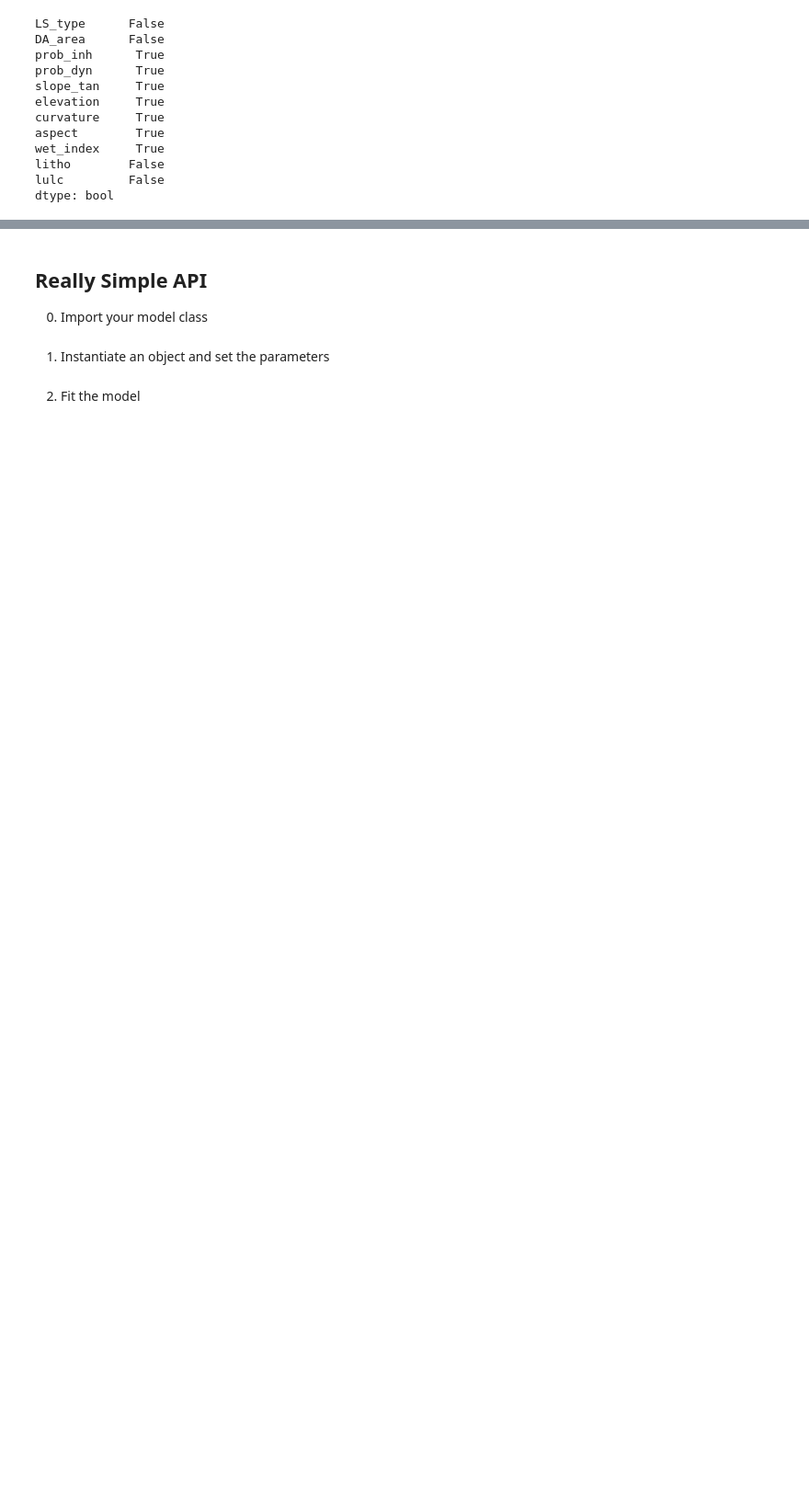
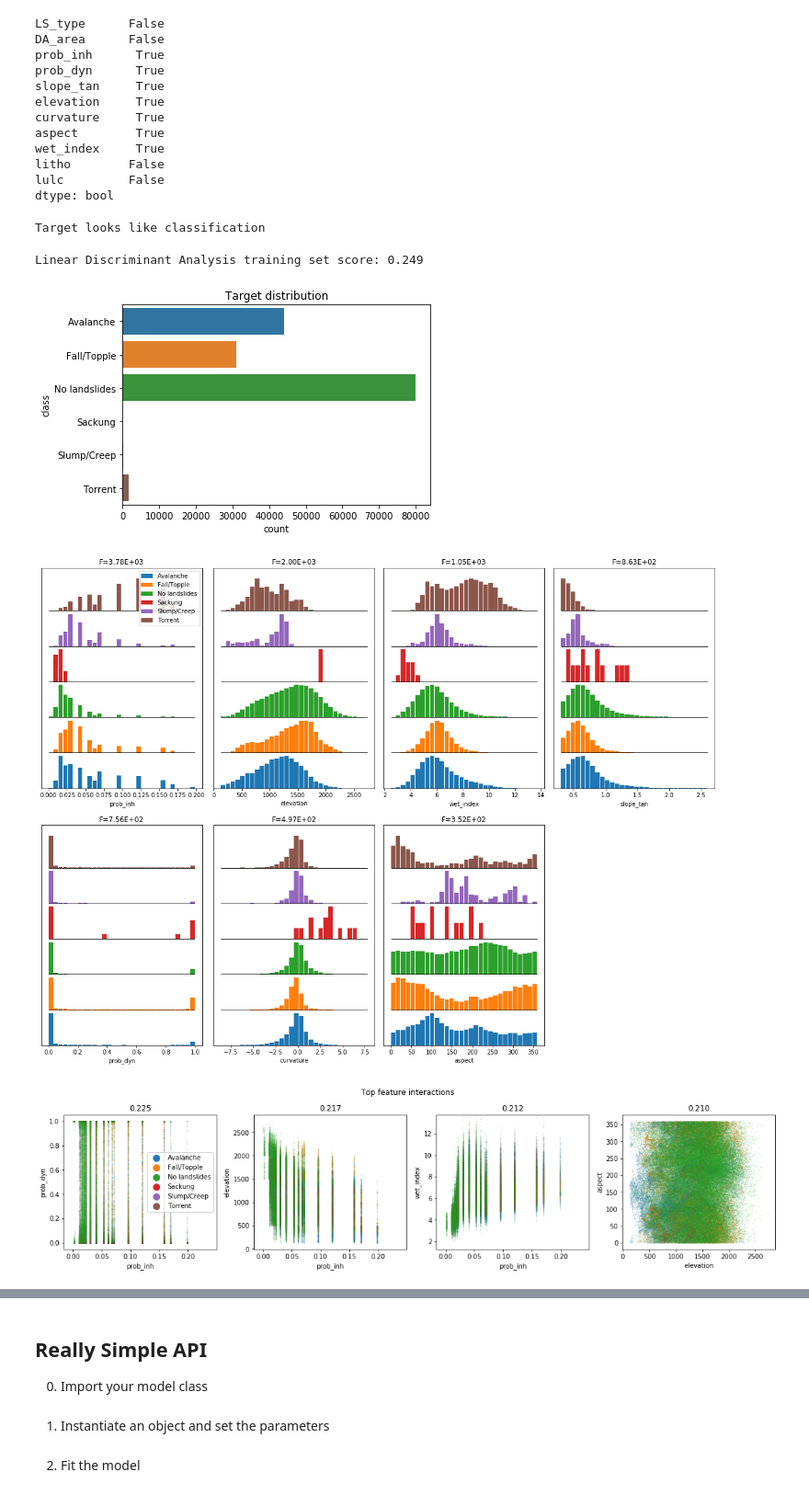
Before and after one commit to amueller/water_hackweek_2020_machine_learning, a Jupyter notebook: notebooks/Landslide_classification.ipynb, the cells around one changed output, grey strips where cells are left out. Shown at 92% size. Saved outputs shown, nothing was run; the diff lists cells and outputs as text; code cells hidden in the pictures; blank space fills up the shorter version.

Commit message:
finish landslide dataset

```diff
--- a/notebooks/Landslide_classification.ipynb
+++ b/notebooks/Landslide_classification.ipynb
@@ -51,3 +51,7 @@ Torrent             1721
 Slump/Creep          248
 Sackung               13
 Name: LS_type, dtype: int64
+# %%
+# make sure none of the groups have more than 80,000 samples
+# This is a bit of a silly way to subsample the "no landslide" class to make the dataset more managable
+data_subsample = data.groupby('LS_type').apply(lambda x: pd.DataFrame.sample(x, min(80000, len(x)))).reset_index(drop=True)
@@ -72,0 +84,9 @@ sns.pairplot(data, hue='LS_type')
+# %%
+import dabl
+dabl.plot(data_subsample, target_col='LS_type')
+# %% [output]
+Target looks like classification
+Linear Discriminant Analysis training set score: 0.249
+[figure, added]
+[figure, added]
+[figure, added]
```
Also changed, not shown: parts of 22 cells of this notebook.
